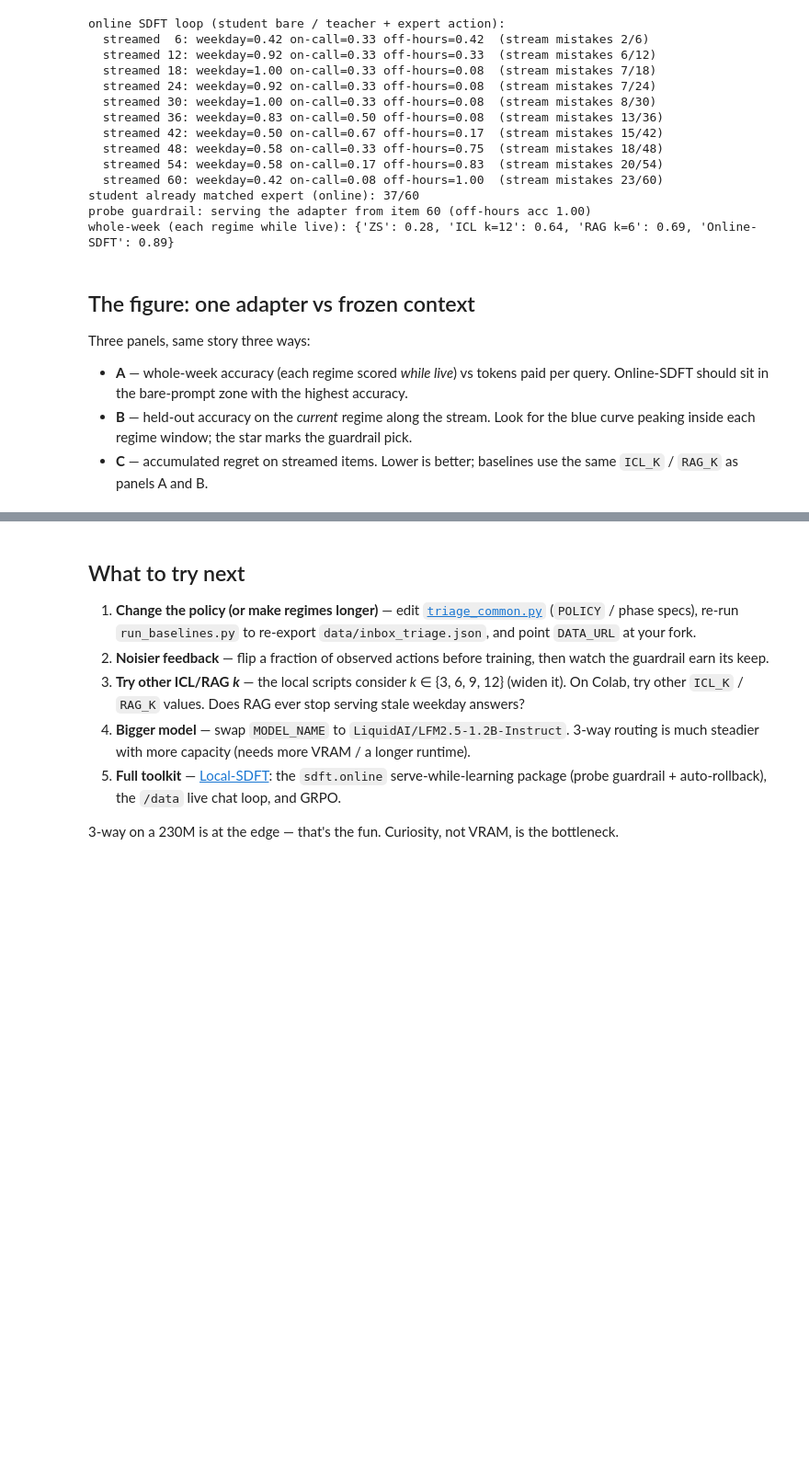
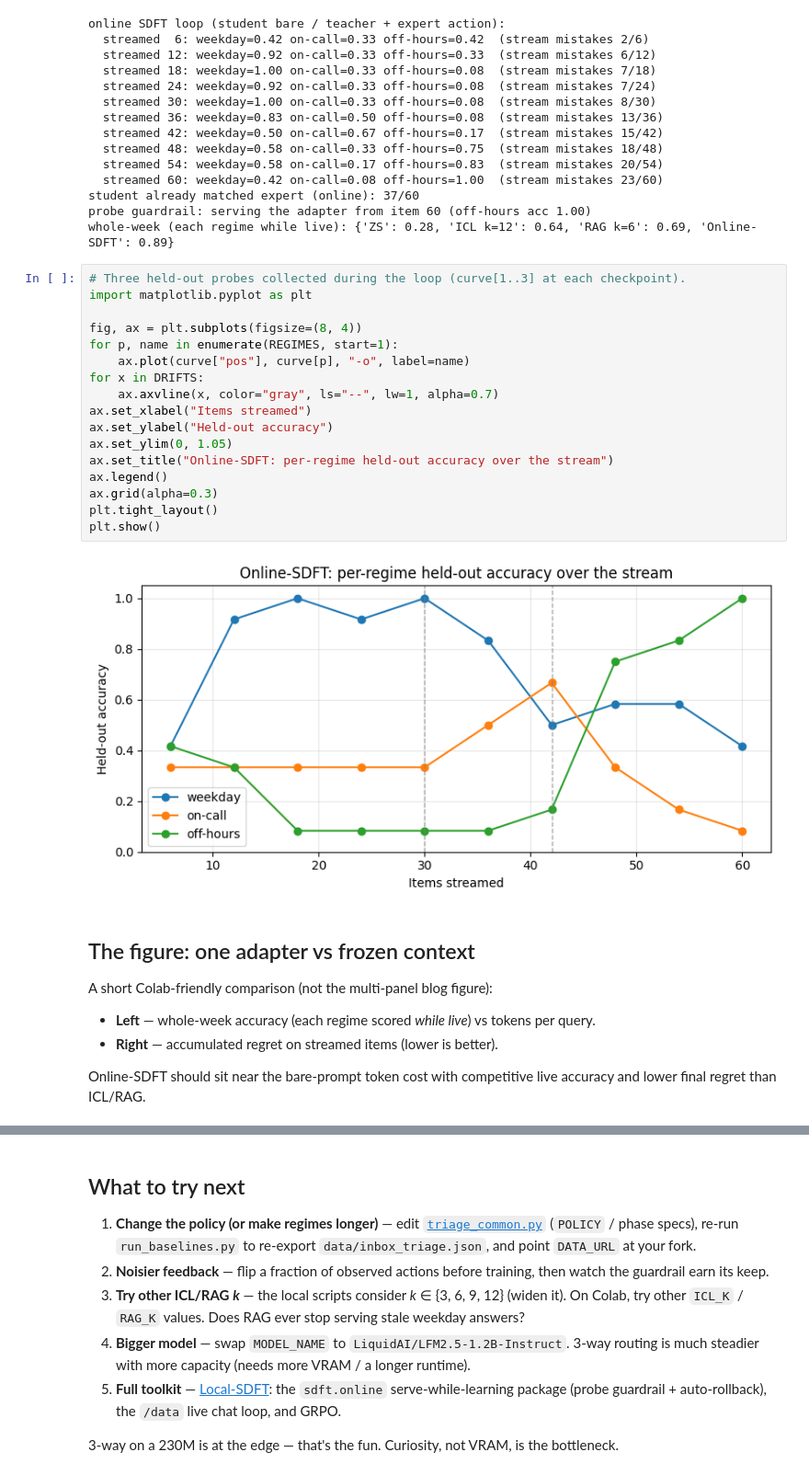
Before and after one commit to lin826/Online-SDFT-Demo, a Jupyter notebook: online_sdft_colab.ipynb, the cells around one changed output, grey strips where cells are left out. Shown at 92% size. Saved outputs shown, nothing was run; the diff lists cells and outputs as text; blank space fills up the shorter version.

Commit message:
Clarify the Colab demo by simplifying the triage plots and adding a three-regime SDFT loop figure plus a clearer “one item, four ways” walkthrough.
Co-authored-by: Cursor <cursoragent@cursor.com>

```diff
--- a/online_sdft_colab.ipynb
+++ b/online_sdft_colab.ipynb
@@ -548,16 +549,33 @@ online SDFT loop (student bare / teacher + expert action):
 student already matched expert (online): 37/60
 probe guardrail: serving the adapter from item 60 (off-hours acc 1.00)
 whole-week (each regime while live): {'ZS': 0.28, 'ICL k=12': 0.64, 'RAG k=6': 0.69, 'Online-SDFT': 0.89}
+# %%
+# Three held-out probes collected during the loop (curve[1..3] at each checkpoint).
+import matplotlib.pyplot as plt
+
+fig, ax = plt.subplots(figsize=(8, 4))
+for p, name in enumerate(REGIMES, start=1):
+    ax.plot(curve["pos"], curve[p], "-o", label=name)
+for x in DRIFTS:
+    ax.axvline(x, color="gray", ls="--", lw=1, alpha=0.7)
+ax.set_xlabel("Items streamed")
+ax.set_ylabel("Held-out accuracy")
+ax.set_ylim(0, 1.05)
+ax.set_title("Online-SDFT: per-regime held-out accuracy over the stream")
+ax.legend()
+ax.grid(alpha=0.3)
+plt.tight_layout()
+plt.show()
+# %% [output]
+[figure, added]
 # %% [markdown]
 ## The figure: one adapter vs frozen context
 
-Three panels, same story three ways:
+A short Colab-friendly comparison (not the multi-panel blog figure):
 
-- **A** — whole-week accuracy (each regime scored *while live*) vs tokens paid per
-  query. Online-SDFT should sit in the bare-prompt zone with the highest accuracy.
-- **B** — held-out accuracy on the *current* regime along the stream. Look for the
-  blue curve peaking inside each regime window; the star marks the guardrail pick.
-- **C** — accumulated regret on streamed items. Lower is better; baselines use
-  the same `ICL_K` / `RAG_K` as panels A and B.
+- **Left** — whole-week accuracy (each regime scored *while live*) vs tokens per query.
+- **Right** — accumulated regret on streamed items (lower is better).
+
+Online-SDFT should sit near the bare-prompt token cost with competitive live accuracy and lower final regret than ICL/RAG.
 # %%
 import matplotlib.pyplot as plt
```
Also changed, not shown: parts of 6 cells of this notebook.
